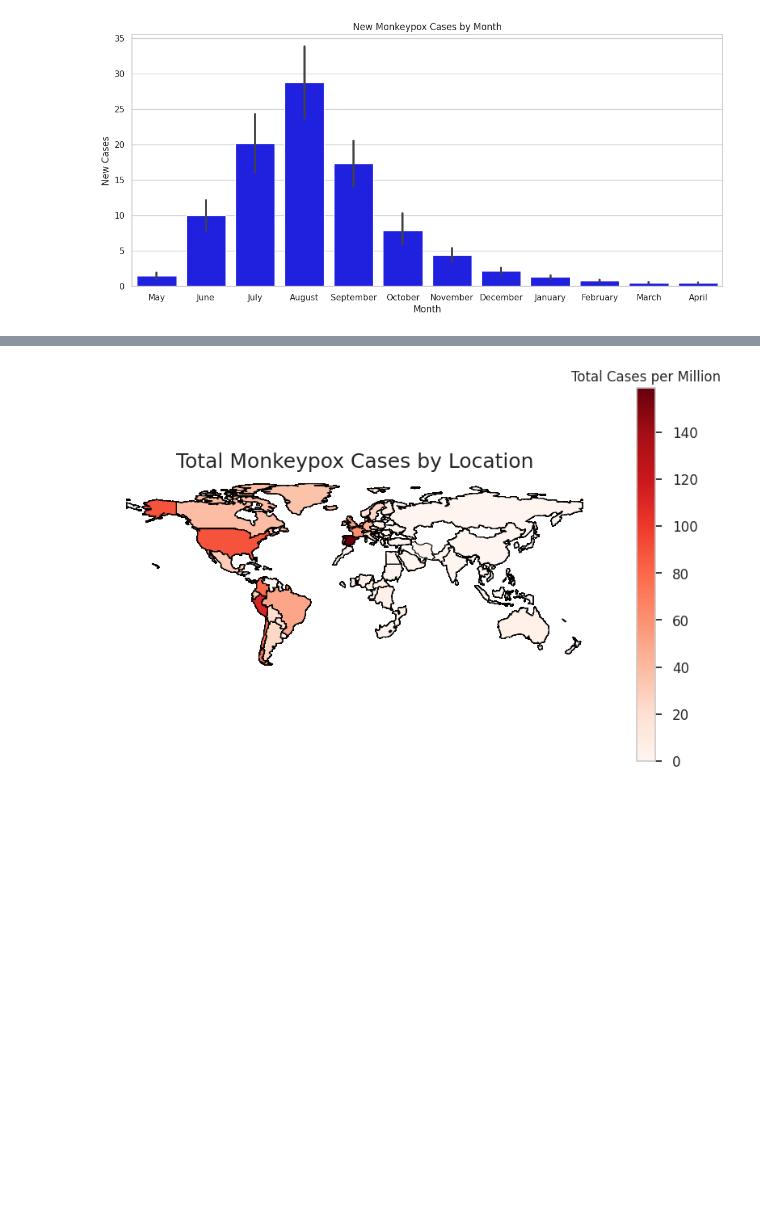
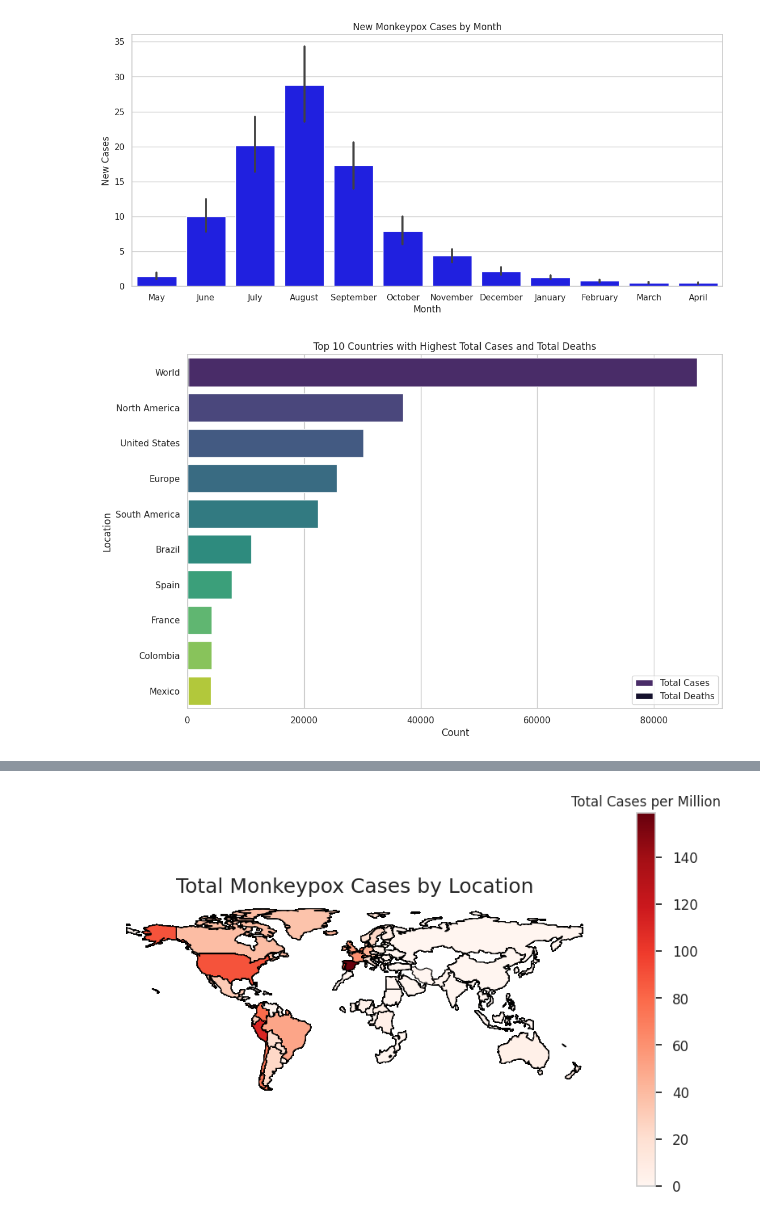
Before and after one commit to utkarshx27/Kaggle-Work-ML-Models, a Jupyter notebook: mpox-monkeypox-dataset.ipynb, the cells around one changed output, grey strips where cells are left out. Saved outputs shown, nothing was run; the diff lists cells and outputs as text; code cells hidden in the pictures; blank space fills up the shorter version.

```diff
--- a/mpox-monkeypox-dataset.ipynb
+++ b/mpox-monkeypox-dataset.ipynb
@@ -69,3 +88,17 @@ plt.ylabel('New Cases')
 plt.show()
 # %% [output]
 [figure]
+# %%
+grouped_data = df.groupby('location').agg({'total_cases': 'max', 'total_deaths': 'max'}).reset_index()
+grouped_data = grouped_data[grouped_data['total_cases'] > 0]
+top_10_countries = grouped_data.sort_values('total_cases', ascending=False).head(10)
+plt.figure(figsize=(12, 8))
+sns.barplot(x='total_cases', y='location', data=top_10_countries, palette='viridis', label='Total Cases')
+sns.barplot(x='total_deaths', y='location', data=top_10_countries, palette='magma', label='Total Deaths')
+plt.xlabel('Count')
+plt.ylabel('Location')
+plt.title('Top 10 Countries with Highest Total Cases and Total Deaths')
+plt.legend()
+plt.show()
+# %% [output]
+[figure, added]
```
Also changed, not shown: parts of 6 cells of this notebook.
